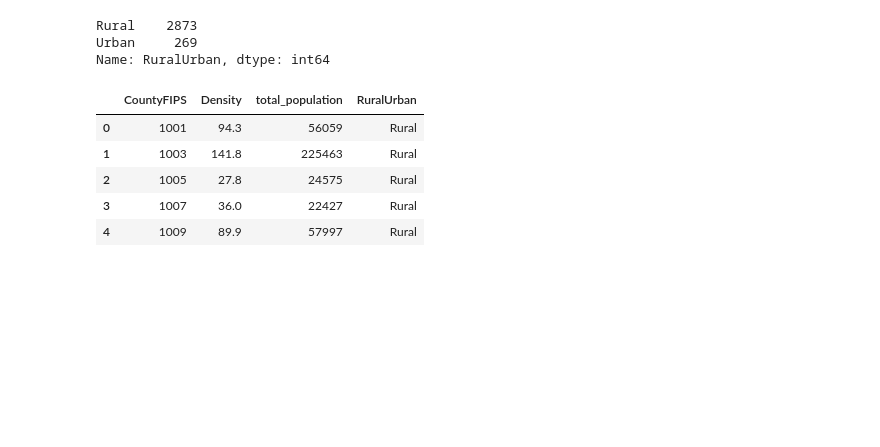
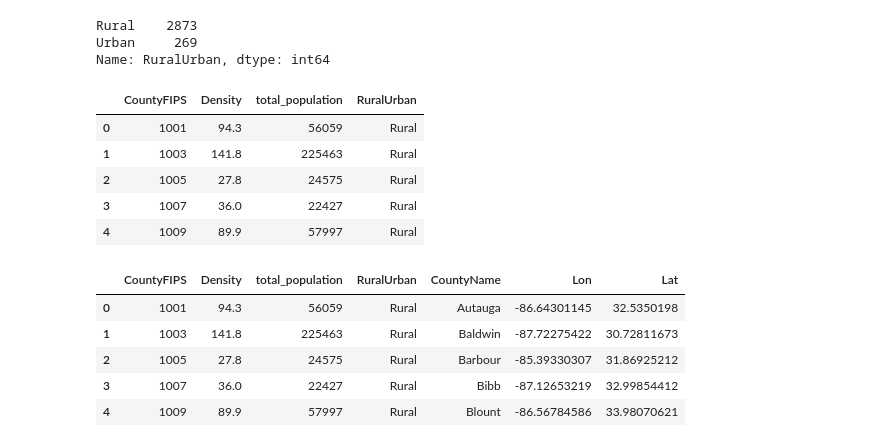
Before and after one commit to Degri95/Final_Project, a Jupyter notebook: CDC_data_exploration_and_analysis.ipynb, the cells around one changed output. Cells and saved outputs as stored; diff of their text form; code cells hidden in the pictures; blank space fills up the shorter version.

```diff
--- a/CDC_data_exploration_and_analysis.ipynb
+++ b/CDC_data_exploration_and_analysis.ipynb
@@ -97,0 +120,4 @@ county_df.head()
+# %%
+point_df[1] = point_df[1].str.replace("(", "")
+point_df[2] = point_df[2].str.replace(")", "")
+point_df.head()
@@ -97,0 +131,4 @@ county_df.head()
+# %%
+lat_long_df = pd.merge(location_df, point_df, left_index=True, right_index=True)
+# %%
+lat_long_df.pop("Geolocation")
@@ -97,0 +148,2 @@ county_df.head()
+# %%
+lat_long_df.rename(columns={lat_long_df.columns[3]: 'Lat', lat_long_df.columns[2]: 'Lon'},inplace=True)
@@ -363,3 +423,19 @@ population_df.head()
 # %%
 #Write population_df to CSV
 population_df.to_csv('data/population_df.csv', index=False)
+# %%
+# Join lat long with population data for mapping
+
+# Set Fips to string
+population_df["CountyFIPS"] = population_df["CountyFIPS"].apply(str)
+
+#Merge
+mapping_df = population_df.merge(lat_long_df, how="inner", on="CountyFIPS")
+mapping_df.head()
+# %% [output]
+|  | CountyFIPS | Density | total_population | RuralUrban | CountyName | Lon | Lat |
+| 0 | 1001 | 94.3 | 56059 | Rural | Autauga | -86.64301145 | 32.5350198 |
+| 1 | 1003 | 141.8 | 225463 | Rural | Baldwin | -87.72275422 | 30.72811673 |
+| 2 | 1005 | 27.8 | 24575 | Rural | Barbour | -85.39330307 | 31.86925212 |
+| 3 | 1007 | 36.0 | 22427 | Rural | Bibb | -87.12653219 | 32.99854412 |
+| 4 | 1009 | 89.9 | 57997 | Rural | Blount | -86.56784586 | 33.98070621 |
```
Also changed, not shown: parts of 7 cells of this notebook.
